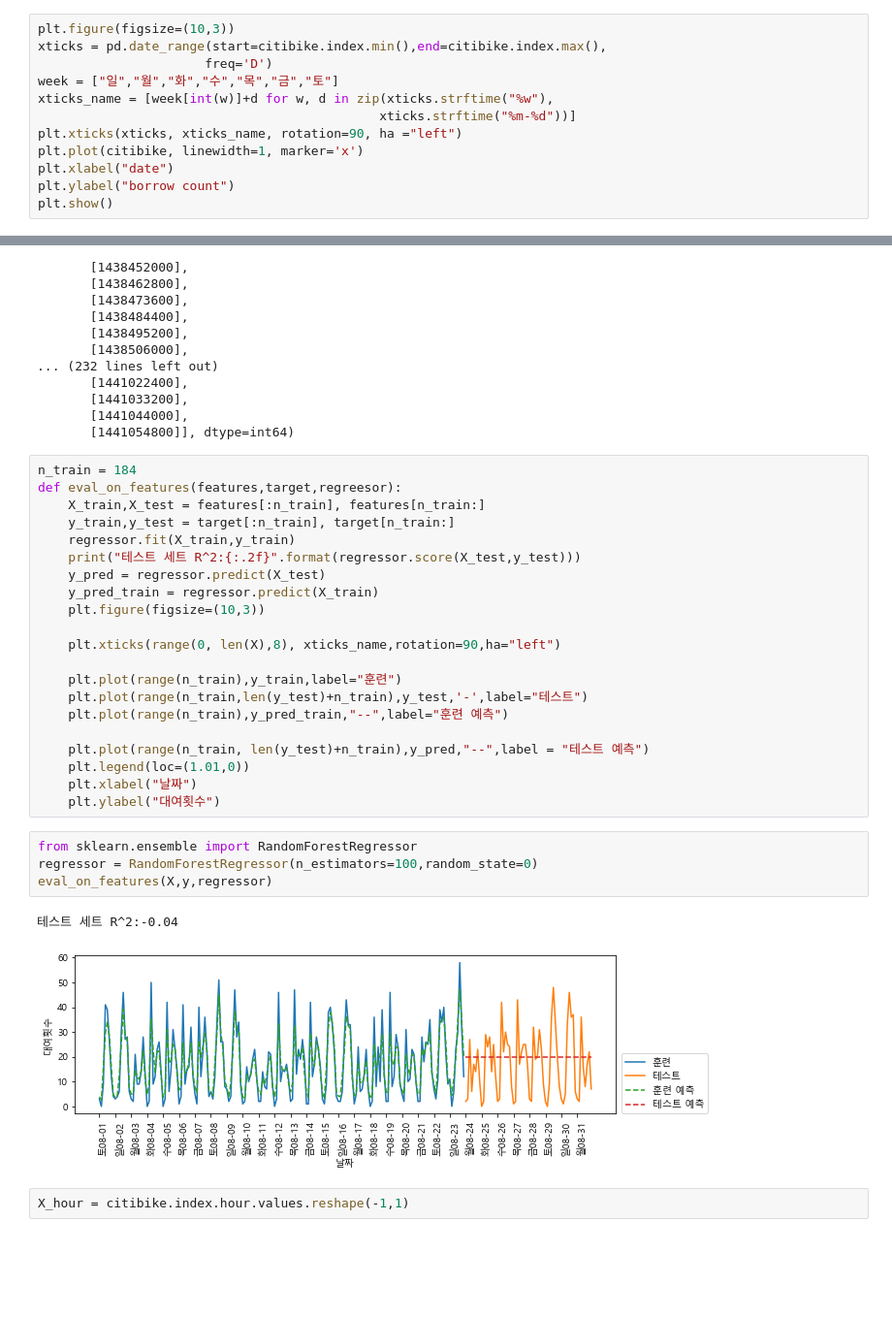
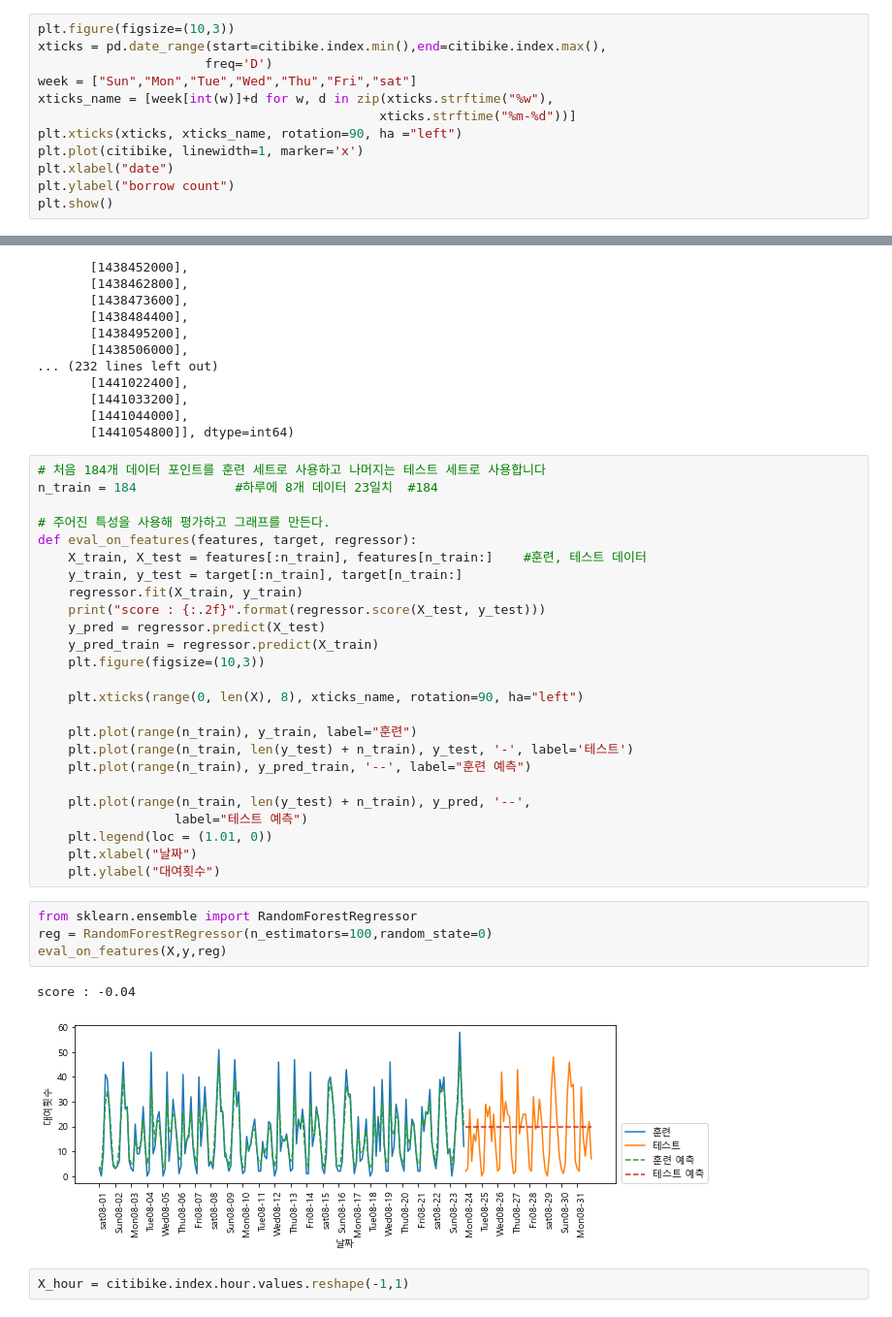
Before and after one commit to jeongykim/Maestro_Python_JY, a Jupyter notebook: JY_20210630(특성 자동 선택).ipynb, the cells around one changed output, grey strips where cells are left out. Shown at 97% size. Saved outputs shown, nothing was run; the diff lists cells and outputs as text; blank space fills up the shorter version.

```diff
--- a/JY_20210630(특성 자동 선택).ipynb
+++ b/JY_20210630(특성 자동 선택).ipynb
@@ -116,7 +85,7 @@ rc('font', family=font_name)
 plt.figure(figsize=(10,3))
 xticks = pd.date_range(start=citibike.index.min(),end=citibike.index.max(),
                       freq='D')
-week = ["일","월","화","수","목","금","토"]
+week = ["Sun","Mon","Tue","Wed","Thu","Fri","sat"]
 xticks_name = [week[int(w)]+d for w, d in zip(xticks.strftime("%w"),
                                              xticks.strftime("%m-%d"))]
 plt.xticks(xticks, xticks_name, rotation=90, ha ="left")
@@ -151,33 +120,37 @@ array([[1438387200],
        [1441044000],
        [1441054800]], dtype=int64)
 # %%
-n_train = 184
-def eval_on_features(features,target,regreesor):
-    X_train,X_test = features[:n_train], features[n_train:]
-    y_train,y_test = target[:n_train], target[n_train:]
-    regressor.fit(X_train,y_train)
-    print("테스트 세트 R^2:{:.2f}".format(regressor.score(X_test,y_test)))
+# 처음 184개 데이터 포인트를 훈련 세트로 사용하고 나머지는 테스트 세트로 사용합니다
+n_train = 184             #하루에 8개 데이터 23일치  #184
+
+# 주어진 특성을 사용해 평가하고 그래프를 만든다.
+def eval_on_features(features, target, regressor):
+    X_train, X_test = features[:n_train], features[n_train:]    #훈련, 테스트 데이터
+    y_train, y_test = target[:n_train], target[n_train:]
+    regressor.fit(X_train, y_train)
+    print("score : {:.2f}".format(regressor.score(X_test, y_test)))
     y_pred = regressor.predict(X_test)
     y_pred_train = regressor.predict(X_train)
     plt.figure(figsize=(10,3))
 
-    plt.xticks(range(0, len(X),8), xticks_name,rotation=90,ha="left")
+    plt.xticks(range(0, len(X), 8), xticks_name, rotation=90, ha="left")
 
-    plt.plot(range(n_train),y_train,label="훈련")
-    plt.plot(range(n_train,len(y_test)+n_train),y_test,'-',label="테스트")
-    plt.plot(range(n_train),y_pred_train,"--",label="훈련 예측")
+    plt.plot(range(n_train), y_train, label="훈련")
+    plt.plot(range(n_train, len(y_test) + n_train), y_test, '-', label='테스트')
+    plt.plot(range(n_train), y_pred_train, '--', label="훈련 예측")
 
-    plt.plot(range(n_train, len(y_test)+n_train),y_pred,"--",label = "테스트 예측")
-    plt.legend(loc=(1.01,0))
+    plt.plot(range(n_train, len(y_test) + n_train), y_pred, '--',
+                  label="테스트 예측")
+    plt.legend(loc = (1.01, 0))
     plt.xlabel("날짜")
     plt.ylabel("대여횟수")
 # %%
 from sklearn.ensemble import RandomForestRegressor
-regressor = RandomForestRegressor(n_estimators=100,random_state=0)
-eval_on_features(X,y,regressor)
+reg = RandomForestRegressor(n_estimators=100,random_state=0)
+eval_on_features(X,y,reg)
 # %% [output]
-테스트 세트 R^2:-0.04
+score : -0.04
-[figure, old version]
+[figure, new version]
 # %%
 X_hour = citibike.index.hour.values.reshape(-1,1)
 # %%
```
Also changed, not shown: parts of 21 cells of this notebook, 2 other files.
